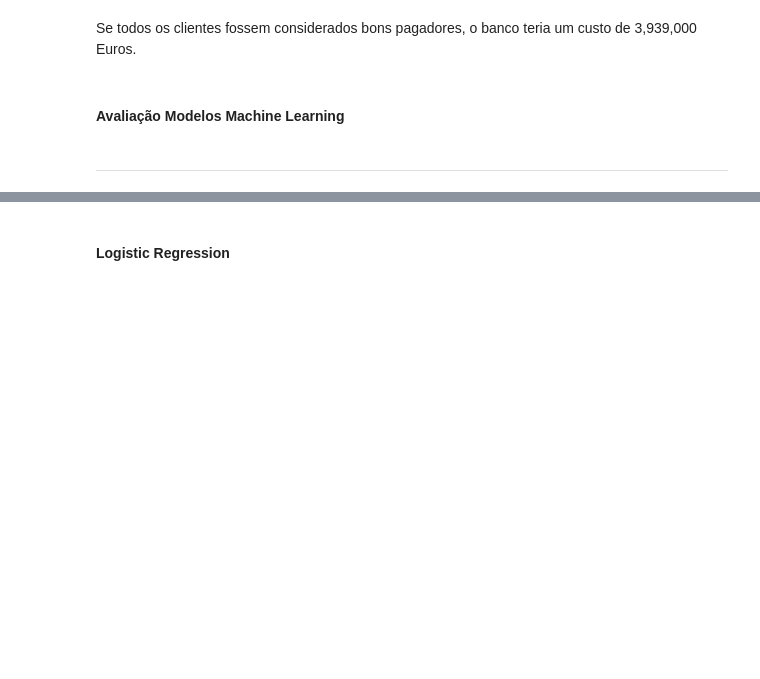
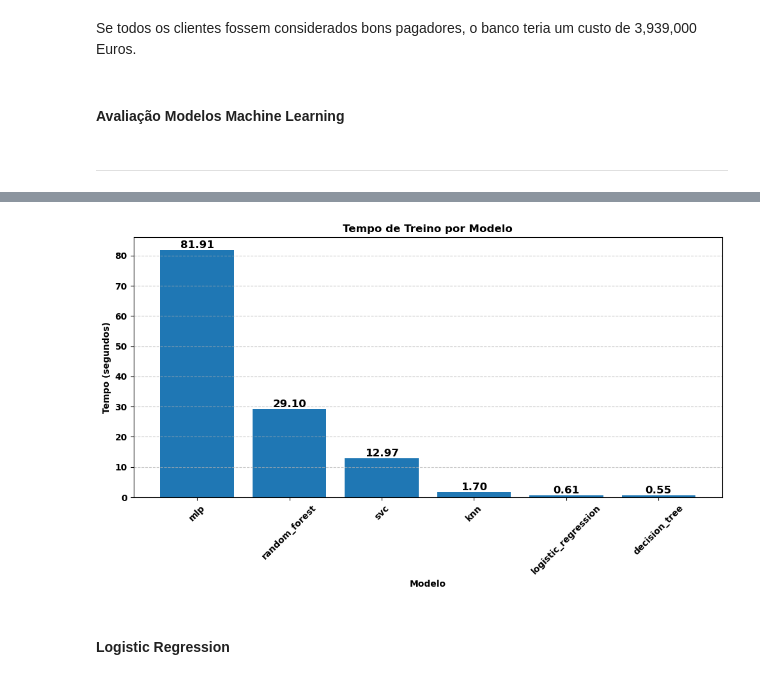
Before and after one commit to pereiranuno/OML-trabalho, a Jupyter notebook: rumos_bank/notebooks/rumos_bank_lending_prediction.ipynb, the cells around one changed output, grey strips where cells are left out. Drawn from its saved outputs; the diff is of its cells as text; code cells hidden in the pictures; blank space fills up the shorter version.

```diff
--- a/rumos_bank/notebooks/rumos_bank_lending_prediction.ipynb
+++ b/rumos_bank/notebooks/rumos_bank_lending_prediction.ipynb
@@ -416,3 +455,7 @@ Increase the number of iterations (max_iter) or scale the data as shown in:
+# %%
+plot_training_time(resource_usage)
+# %% [output]
+[figure, added]
 # %% [markdown]
 #### Logistic Regression
 # %%
```
Also changed, not shown: parts of 13 cells of this notebook.
